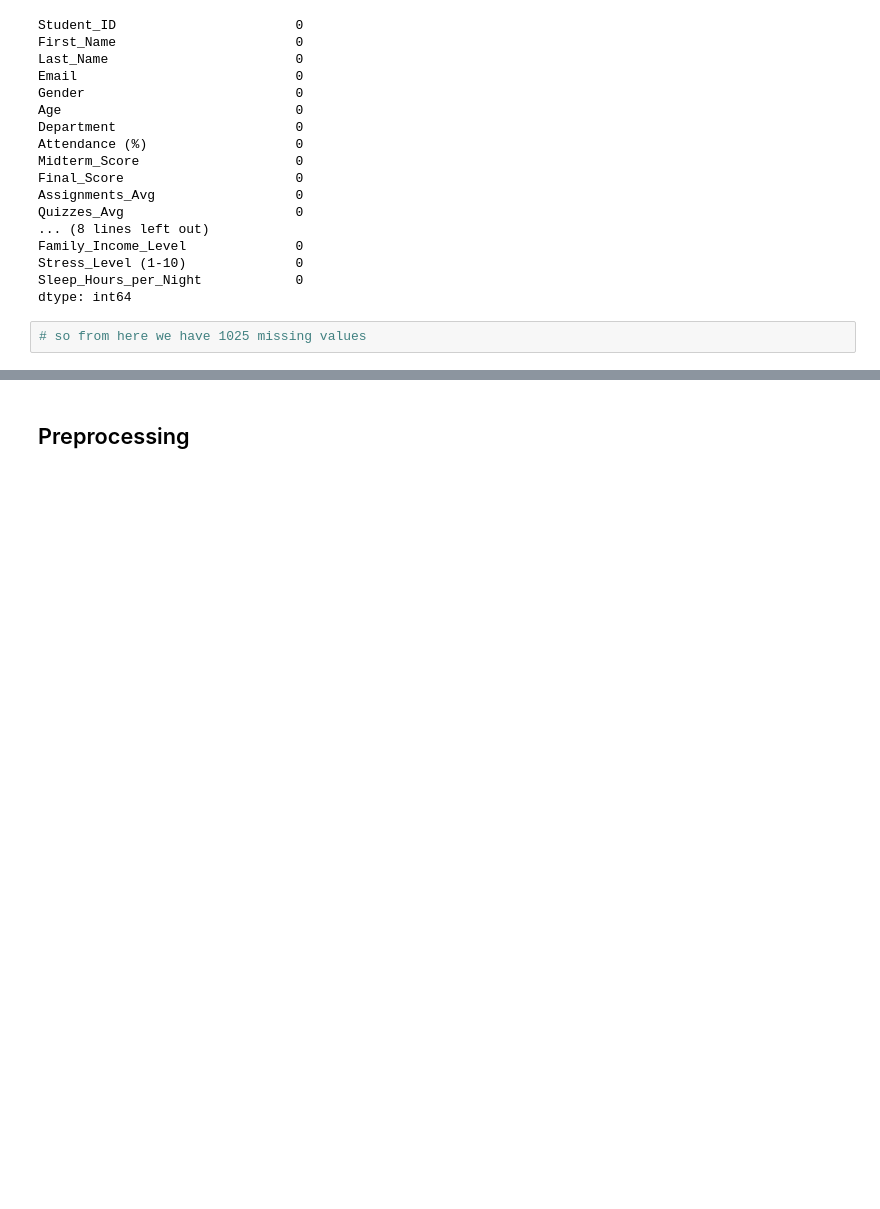
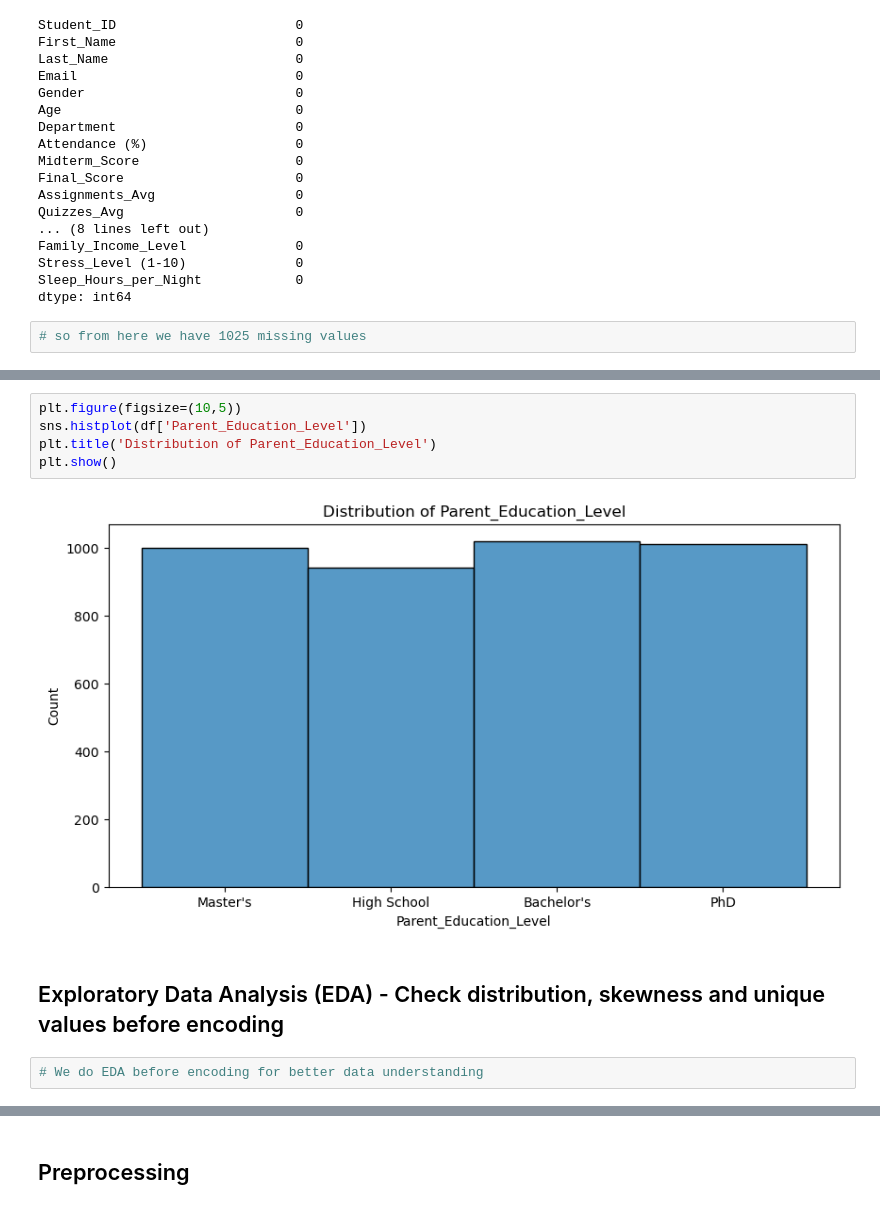
Before and after one commit to Jia0705/predict_gpa, a Jupyter notebook: project.ipynb, the cells around one changed output, grey strips where cells are left out. Saved outputs shown, nothing was run; the diff lists cells and outputs as text; blank space fills up the shorter version.

Commit message:
check distribution, skewness, unique values, done preprocessing and halfway of eda

```diff
--- a/project.ipynb
+++ b/project.ipynb
@@ -75,0 +94,11 @@ df.describe()
+# %%
+plt.figure(figsize=(10,5))
+sns.histplot(df['Parent_Education_Level'])
+plt.title('Distribution of Parent_Education_Level')
+plt.show()
+# %% [output]
+[figure, added]
+# %% [markdown]
+## Exploratory Data Analysis (EDA) - Check distribution, skewness and unique values before encoding
+# %%
+# We do EDA before encoding for better data understanding
```
Also changed, not shown: parts of 61 cells of this notebook.
